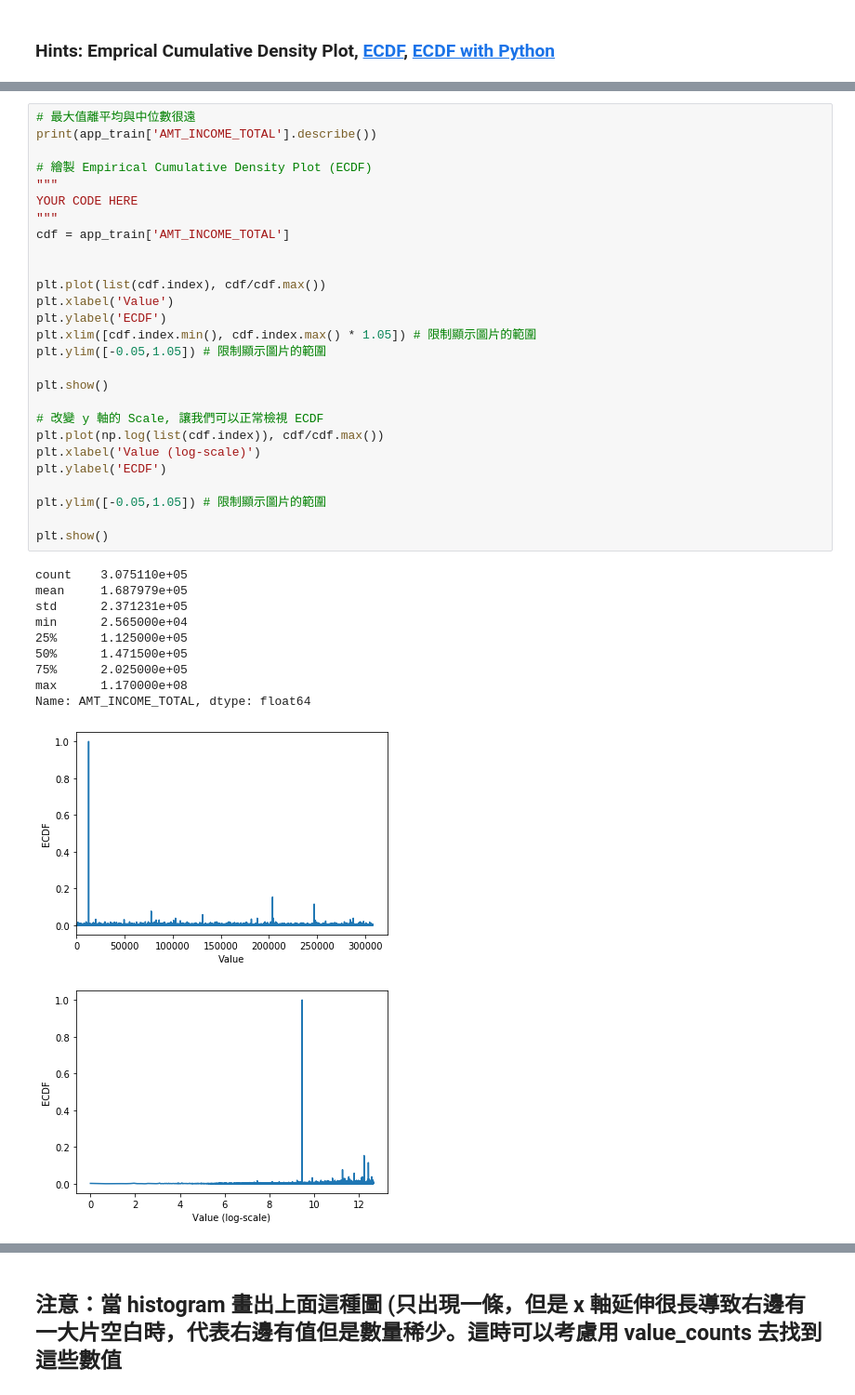
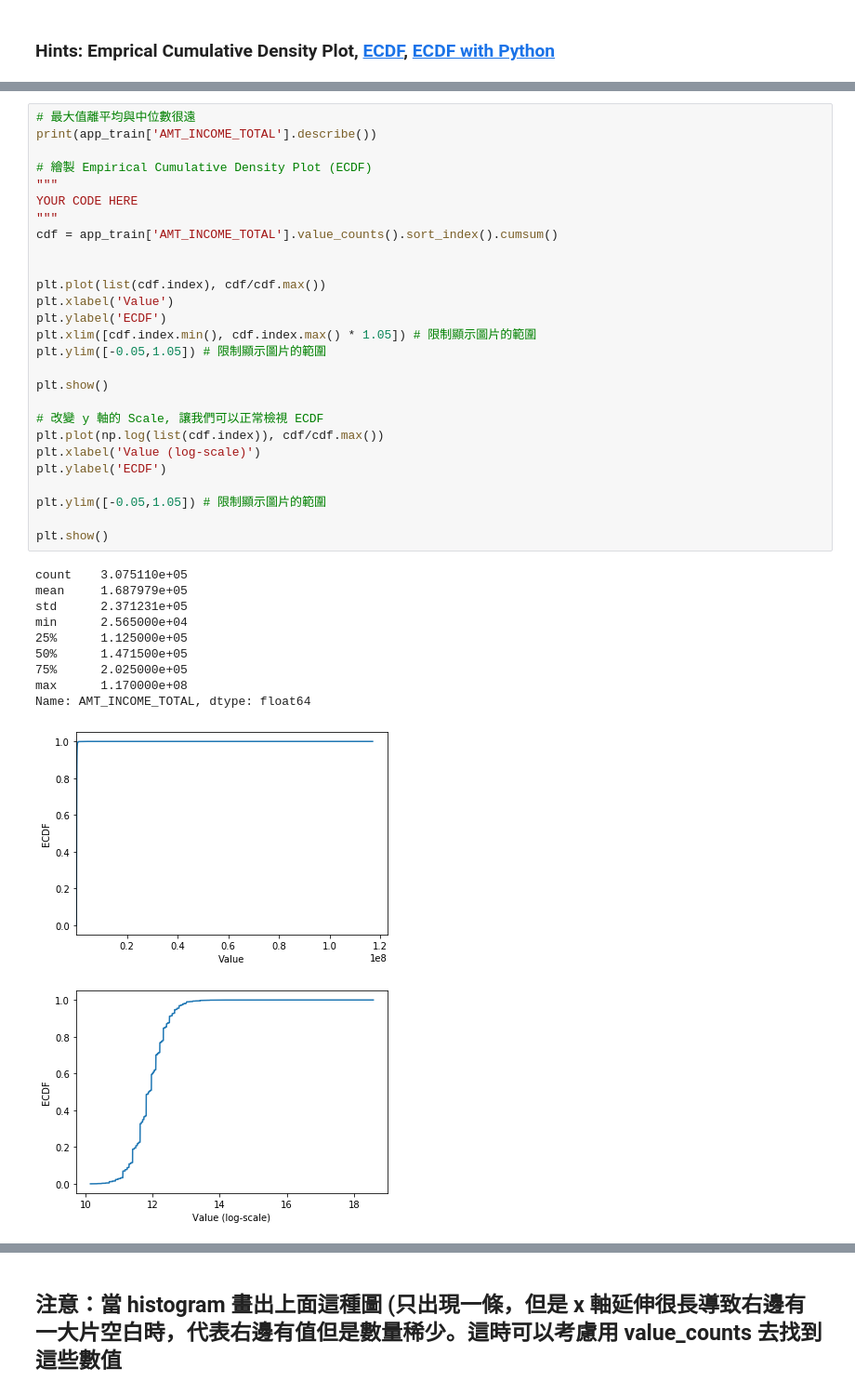
Before and after one commit to k1012ken/ML100Days, a Jupyter notebook: homework/Day_009_HW.ipynb, the cells around one changed output, grey strips where cells are left out. Shown at 93% size. Saved outputs shown, nothing was run; the diff lists cells and outputs as text.

```diff
--- a/homework/Day_009_HW.ipynb
+++ b/homework/Day_009_HW.ipynb
@@ -89,37 +105,37 @@ print(app_train['AMT_INCOME_TOTAL'].describe())
 """
 YOUR CODE HERE
 """
-cdf = app_train['AMT_INCOME_TOTAL']
+cdf = app_train['AMT_INCOME_TOTAL'].value_counts().sort_index().cumsum()
 
 
 plt.plot(list(cdf.index), cdf/cdf.max())
 plt.xlabel('Value')
 plt.ylabel('ECDF')
 plt.xlim([cdf.index.min(), cdf.index.max() * 1.05]) # 限制顯示圖片的範圍
 plt.ylim([-0.05,1.05]) # 限制顯示圖片的範圍
 
 plt.show()
 
 # 改變 y 軸的 Scale, 讓我們可以正常檢視 ECDF
 plt.plot(np.log(list(cdf.index)), cdf/cdf.max())
 plt.xlabel('Value (log-scale)')
 plt.ylabel('ECDF')
 
 plt.ylim([-0.05,1.05]) # 限制顯示圖片的範圍
 
 plt.show()
 # %% [output]
 count    3.075110e+05
 mean     1.687979e+05
 std      2.371231e+05
 min      2.565000e+04
 25%      1.125000e+05
 50%      1.471500e+05
 75%      2.025000e+05
 max      1.170000e+08
 Name: AMT_INCOME_TOTAL, dtype: float64
-[figure, old version]
+[figure, new version]
-[figure, old version]
+[figure, new version]
 # %% [markdown]
 ## 補充：Normal dist 的 ECDF
 ![ecdf_normal](https://au.mathworks.com/help/examples/stats/win64/PlotEmpiricalCdfAndCompareWithSamplingDistributionExample_01.png)
```
Also changed, not shown: parts of 9 cells of this notebook.
